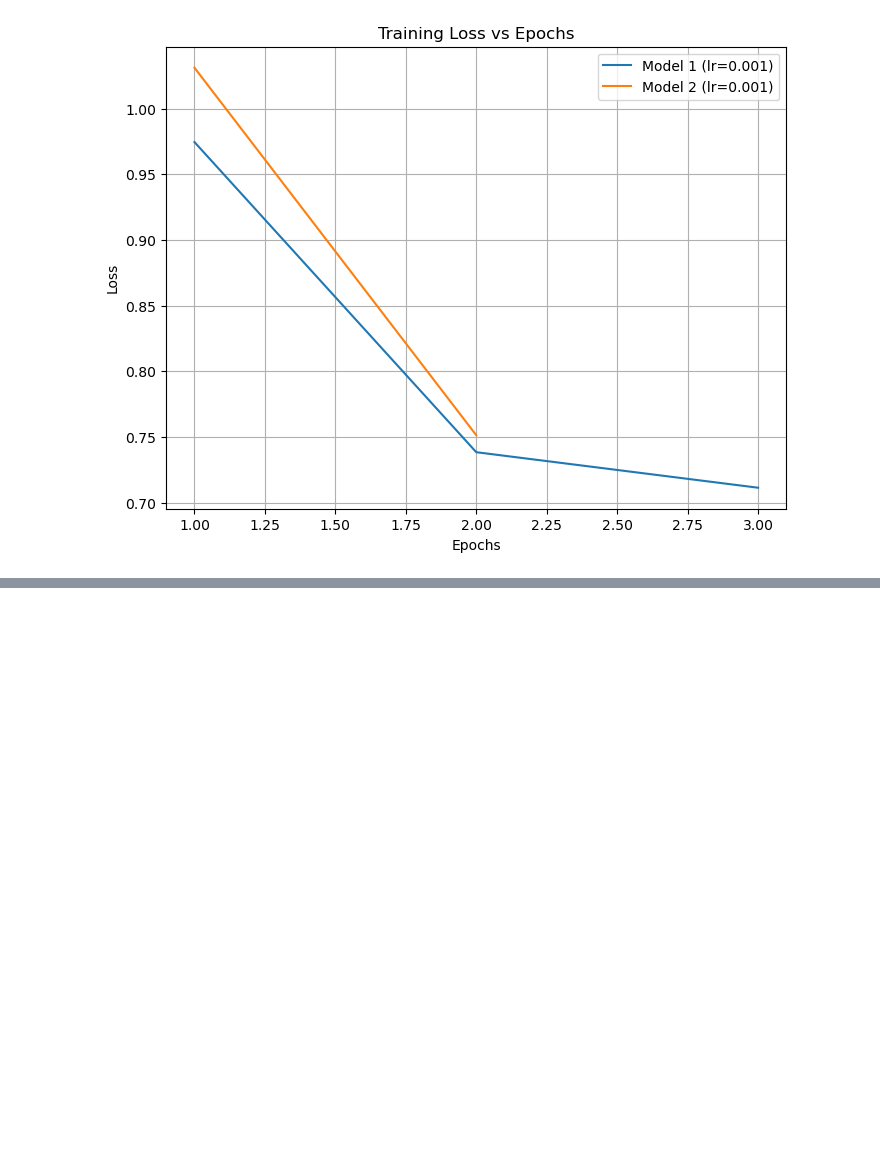
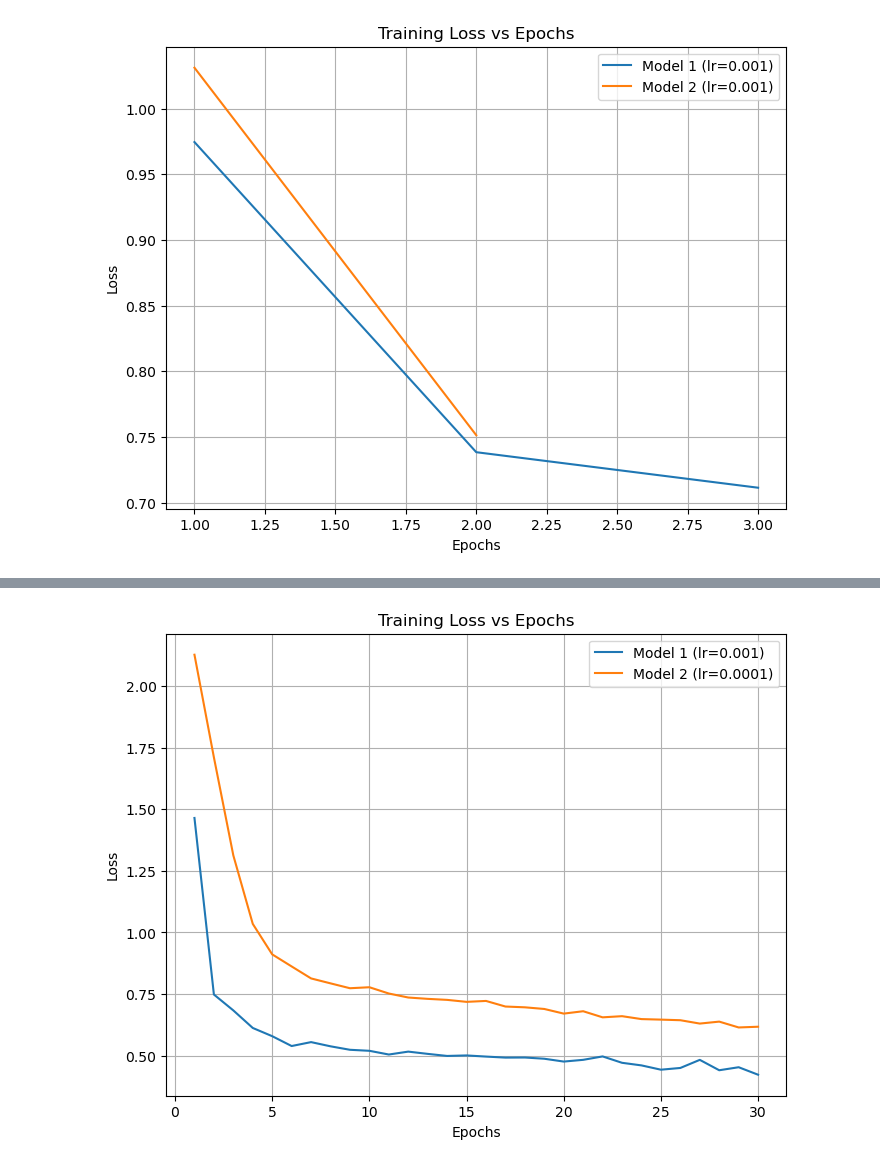
Before and after one commit to mouradianelen/VoiceRecognition, a Jupyter notebook: graphs.ipynb, the cells around one changed output, grey strips where cells are left out. Cells and saved outputs as stored; diff of their text form; code cells hidden in the pictures; blank space fills up the shorter version.

```diff
--- a/graphs.ipynb
+++ b/graphs.ipynb
@@ -215,0 +330,23 @@ plt.show()
+# %%
+import torch
+from torch import nn, optim
+from torch.utils.data import DataLoader
+from src import Net
+import json
+import os
+import matplotlib.pyplot as plt
+from src import plot_training_results
+import time
+
+fig, ax = plt.subplots(figsize=(8, 6))
+
+results_path = "models_results/" + "30x0.001xSGD_results_00-11-23-26-12-2024.json"
+plot_training_results(ax, results_path, label_prefix="Model 1")
+results_path = "models_results/" + "30x0.0001xSGD_results_27-45-22-26-12-2024.json"
+plot_training_results(ax, results_path, label_prefix="Model 2")
+
+
+plt.title("Training Loss vs Epochs")
+plt.show()
+# %% [output]
+[figure, added]
```
Also changed, not shown: parts of 4 cells of this notebook, 1 other file.
